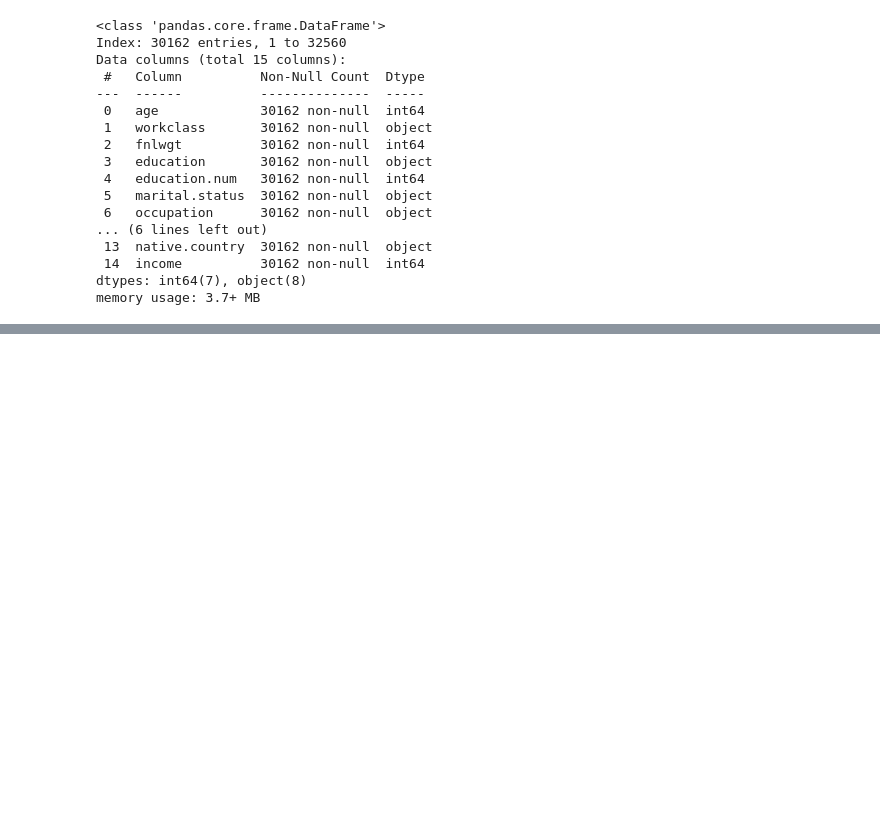
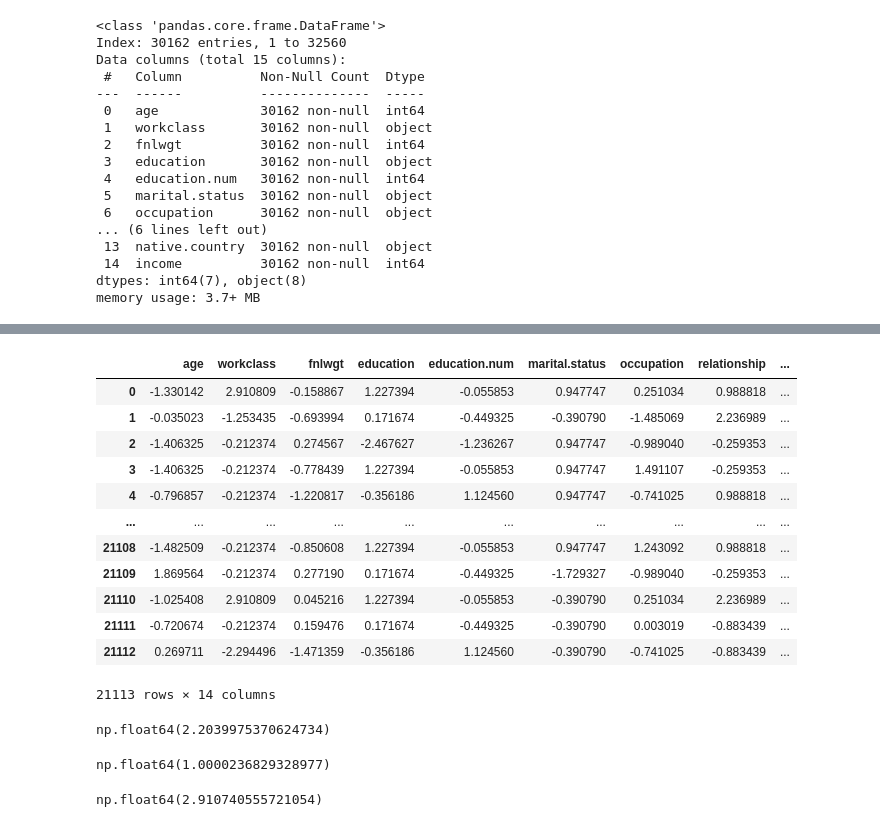
Before and after one commit to bayraktarengin/eurotech_ds, a Jupyter notebook: kaggle/Adult_Income.ipynb, the cells around one changed output, grey strips where cells are left out. Cells and saved outputs as stored; diff of their text form; code cells hidden in the pictures; blank space fills up the shorter version.

```diff
--- a/kaggle/Adult_Income.ipynb
+++ b/kaggle/Adult_Income.ipynb
@@ -367,0 +418,36 @@ plt.legend(fontsize=12)
+# %%
+from sklearn.preprocessing import StandardScaler
+
+scaler = StandardScaler()
+
+X_train_sdt = pd.DataFrame(scaler.fit_transform(X_train), columns = X.columns)
+
+X_test_sdt = pd.DataFrame(scaler.transform(X_test), columns = X.columns)
+# %%
+X_train_sdt
+# %% [output]
+|  | age | workclass | fnlwgt | education | education.num | marital.status | occupation | relationship | ... |
+| 0 | -1.330142 | 2.910809 | -0.158867 | 1.227394 | -0.055853 | 0.947747 | 0.251034 | 0.988818 | ... |
+| 1 | -0.035023 | -1.253435 | -0.693994 | 0.171674 | -0.449325 | -0.390790 | -1.485069 | 2.236989 | ... |
+| 2 | -1.406325 | -0.212374 | 0.274567 | -2.467627 | -1.236267 | 0.947747 | -0.989040 | -0.259353 | ... |
+| 3 | -1.406325 | -0.212374 | -0.778439 | 1.227394 | -0.055853 | 0.947747 | 1.491107 | -0.259353 | ... |
+| 4 | -0.796857 | -0.212374 | -1.220817 | -0.356186 | 1.124560 | 0.947747 | -0.741025 | 0.988818 | ... |
+| ... | ... | ... | ... | ... | ... | ... | ... | ... | ... |
+| 21108 | -1.482509 | -0.212374 | -0.850608 | 1.227394 | -0.055853 | 0.947747 | 1.243092 | 0.988818 | ... |
+| 21109 | 1.869564 | -0.212374 | 0.277190 | 0.171674 | -0.449325 | -1.729327 | -0.989040 | -0.259353 | ... |
+| 21110 | -1.025408 | 2.910809 | 0.045216 | 1.227394 | -0.055853 | -0.390790 | 0.251034 | 2.236989 | ... |
+| 21111 | -0.720674 | -0.212374 | 0.159476 | 0.171674 | -0.449325 | -0.390790 | 0.003019 | -0.883439 | ... |
+| 21112 | 0.269711 | -2.294496 | -1.471359 | -0.356186 | 1.124560 | -0.390790 | -0.741025 | -0.883439 | ... |
+21113 rows × 14 columns
+# %%
+X_train["workclass"].mean()
+# %% [output]
+np.float64(2.2039975370624734)
+# %%
+X_train["workclass"].std()
+# %% [output]
+np.float64(1.0000236829328977)
+# %%
+(5-X_train["workclass"].mean())/X_train["workclass"].std()
+# %% [output]
+np.float64(2.910740555721054)
```
Also changed, not shown: parts of 9 cells of this notebook.
